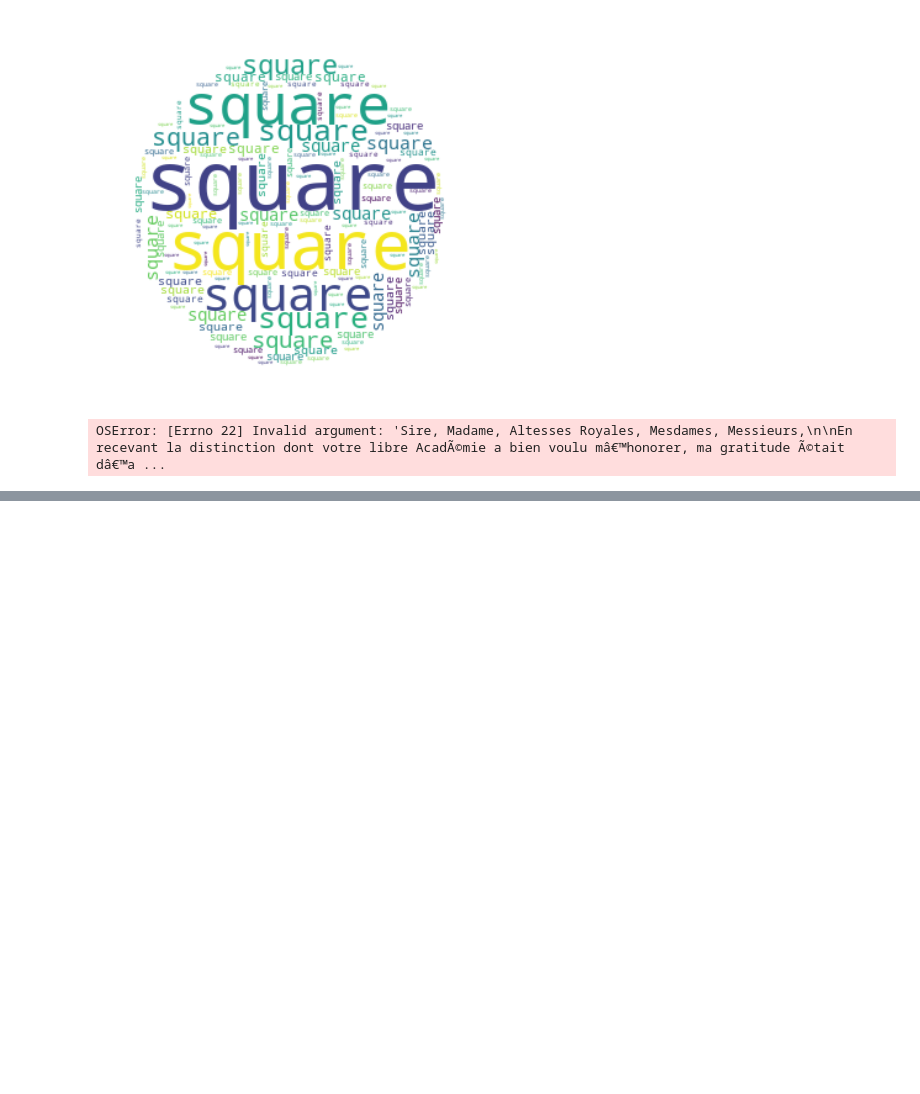
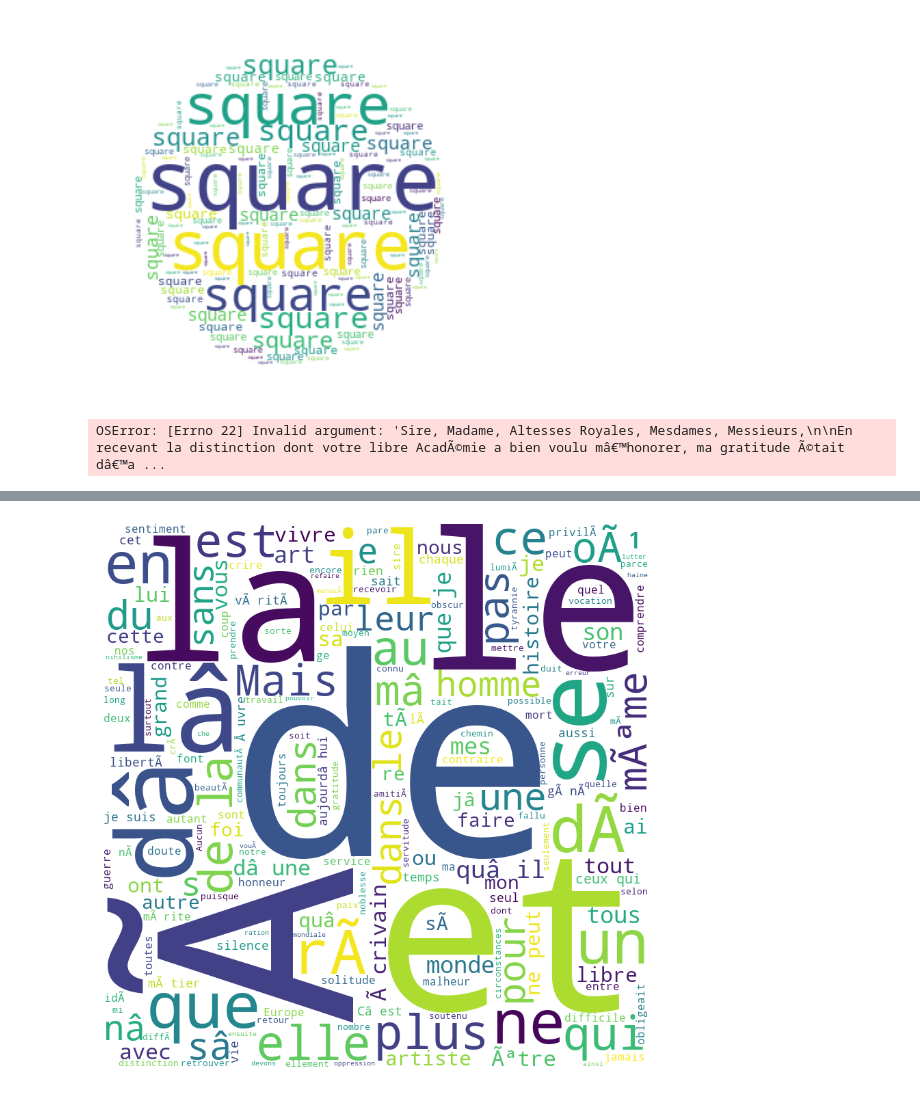
Before and after one commit to Sitraka17/Kaggle, a Jupyter notebook: Notebooks/top_anime.ipynb, the cells around one changed output, grey strips where cells are left out. Drawn from its saved outputs; the diff is of its cells as text; code cells hidden in the pictures; blank space fills up the shorter version.

```diff
--- a/Notebooks/top_anime.ipynb
+++ b/Notebooks/top_anime.ipynb
@@ -72,0 +96,24 @@ OSError: [Errno 22] Invalid argument: 'Sire, Madame, Altesses Royales, Mesdames,
+# %%
+import os
+from wordcloud import WordCloud, STOPWORDS
+import matplotlib.pyplot as plt
+
+# Set the file path
+file_path = r"C:\Users\sitra\OneDrive\Documents\Data\Learning-Data-Science\Goodies\fun_and_pro\Camus.txt"
+
+# Read in the file contents
+with open(file_path, 'r') as file:
+    text = file.read()
+
+# Create a WordCloud object with stop words removed and generate the word cloud
+stopwords = set(STOPWORDS)
+wordcloud = WordCloud(width=800, height=800, background_color='white', stopwords=stopwords, min_font_size=10).generate(text)
+
+# Display the word cloud
+plt.figure(figsize=(8, 8), facecolor=None)
+plt.imshow(wordcloud)
+plt.axis("off")
+plt.tight_layout(pad=0)
+plt.show()
+# %% [output]
+[figure, added]
```
Also changed, not shown: parts of 1 cell of this notebook.
